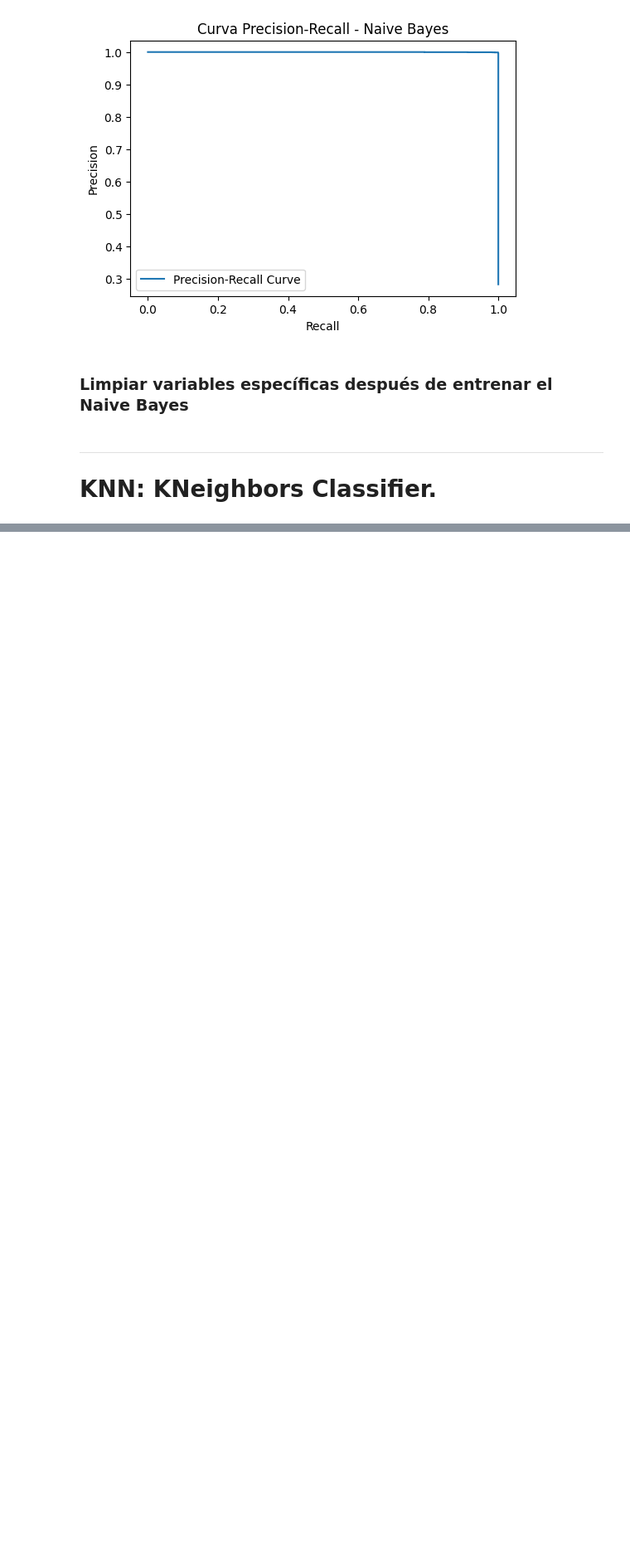
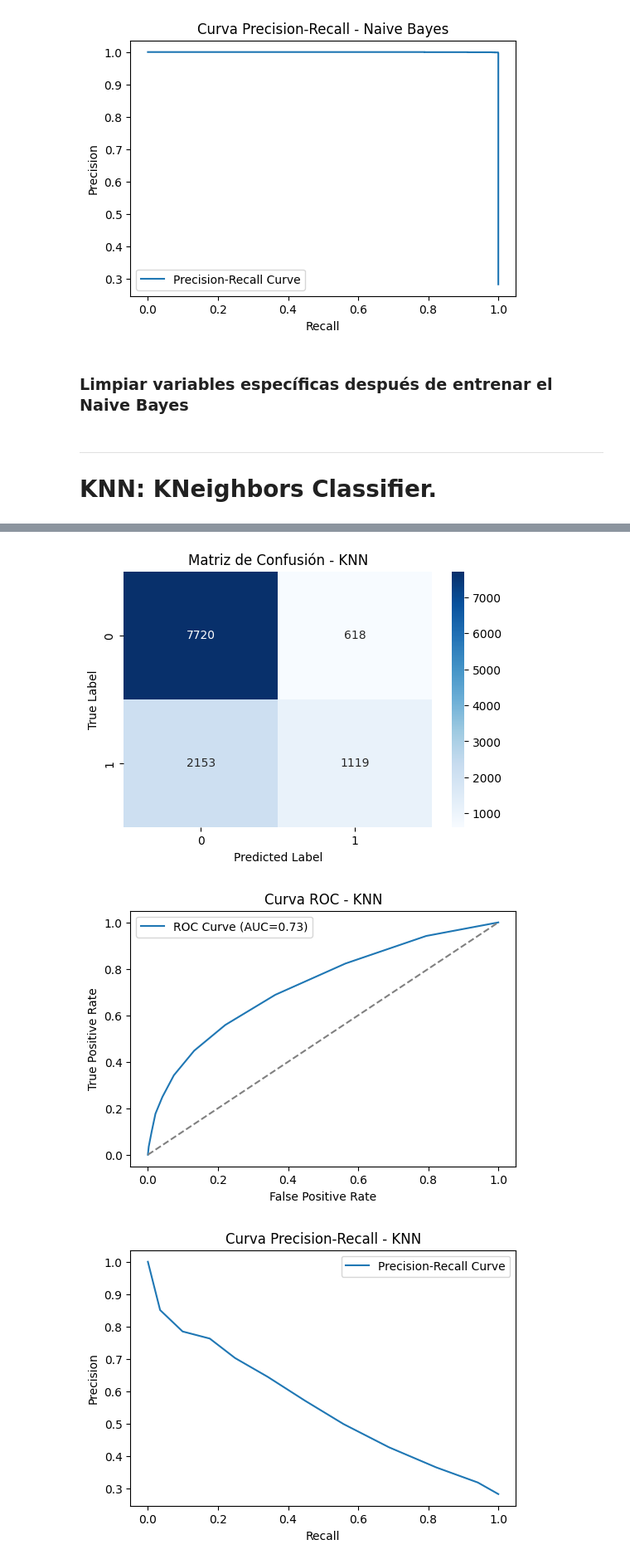
Before and after one commit to alejandromtnz/Purchase-Propensity-Model, a Jupyter notebook: ejemplo_itera.ipynb, the cells around one changed output, grey strips where cells are left out. Shown at 83% size. Drawn from its saved outputs; the diff is of its cells as text; code cells hidden in the pictures; blank space fills up the shorter version.

```diff
--- a/ejemplo_itera.ipynb
+++ b/ejemplo_itera.ipynb
@@ -837,0 +1210,6 @@ del X_train, X_test, y_train, y_test, model_nb, y_pred_nb  # Elimina variables e
+# %%
+# Codificar las variables categóricas usando LabelEncoder (si es adecuado)
+label_encoders = {}
+for column in X.select_dtypes(include=['object']).columns:
+    label_encoders[column] = LabelEncoder()
+    X[column] = label_encoders[column].fit_transform(X[column])
@@ -837,0 +1225,12 @@ del X_train, X_test, y_train, y_test, model_nb, y_pred_nb  # Elimina variables e
+# %%
+# Validación cruzada para encontrar el mejor valor de k
+cv_scores = []
+k_values = range(1, 11)
+
+for k in k_values:
+    knn = KNeighborsClassifier(n_neighbors=k)
+    scores = cross_val_score(knn, X, y, cv=5)
+    cv_scores.append(scores.mean())
+
+best_k = k_values[cv_scores.index(max(cv_scores))]
+print(f"Mejor valor de k: {best_k}")
@@ -837,0 +1239,53 @@ del X_train, X_test, y_train, y_test, model_nb, y_pred_nb  # Elimina variables e
+# %%
+# Dividir los datos en conjunto de entrenamiento y prueba
+X_train, X_test, y_train, y_test = train_test_split(X, y, test_size=0.2, random_state=42)
+
+# Entrenar el modelo con el mejor k encontrado
+knn = KNeighborsClassifier(n_neighbors=best_k)
+knn.fit(X_train, y_train)
+
+# Realizar predicciones
+y_pred = knn.predict(X_test)
+
+# Calcular métricas
+accuracy = accuracy_score(y_test, y_pred)
+f1 = f1_score(y_test, y_pred, average='weighted')
+recall = recall_score(y_test, y_pred, average='weighted')
+
+# Calcular ROC-AUC
+y_pred_proba = knn.predict_proba(X_test)[:, 1]
+roc_auc = roc_auc_score(y_test, y_pred_proba)
+
+# Imprimir resultados
+print("Accuracy: ", accuracy)
+print("\nClassification Report:\n", classification_report(y_test, y_pred))
+
+# Mostrar la matriz de confusión
+plt.figure(figsize=(6, 4))
+sns.heatmap(confusion_matrix(y_test, y_pred), annot=True, fmt='d', cmap='Blues')
+plt.xlabel('Predicted Label')
+plt.ylabel('True Label')
+plt.title('Matriz de Confusión - KNN')
+plt.show()
+
+# Mostrar ROC Curve
+fpr, tpr, _ = roc_curve(y_test, y_pred_proba)
+plt.figure(figsize=(6, 4))
+plt.plot(fpr, tpr, label=f"ROC Curve (AUC={roc_auc:.2f})")
+plt.plot([0, 1], [0, 1], linestyle='--', color='gray')
+plt.xlabel('False Positive Rate')
+plt.ylabel('True Positive Rate')
+plt.title('Curva ROC - KNN')
+plt.legend()
+plt.show()
+
+# Curva Precision-Recall
+precision, recall, _ = precision_recall_curve(y_test, y_pred_proba)
+plt.figure(figsize=(6, 4))
+plt.plot(recall, precision, label='Precision-Recall Curve')
+plt.xlabel('Recall')
+plt.ylabel('Precision')
+plt.title('Curva Precision-Recall - KNN')
+plt.legend()
+plt.show()
+# %% [output]
@@ -837,0 +1303,3 @@ del X_train, X_test, y_train, y_test, model_nb, y_pred_nb  # Elimina variables e
+[figure, added]
+[figure, added]
+[figure, added]
```
Also changed, not shown: parts of 29 cells of this notebook, 1 other file.
